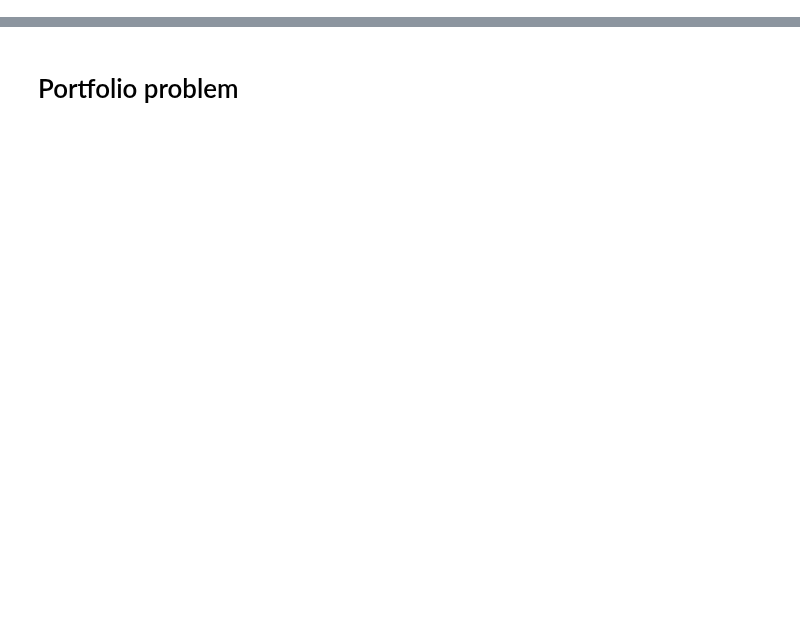
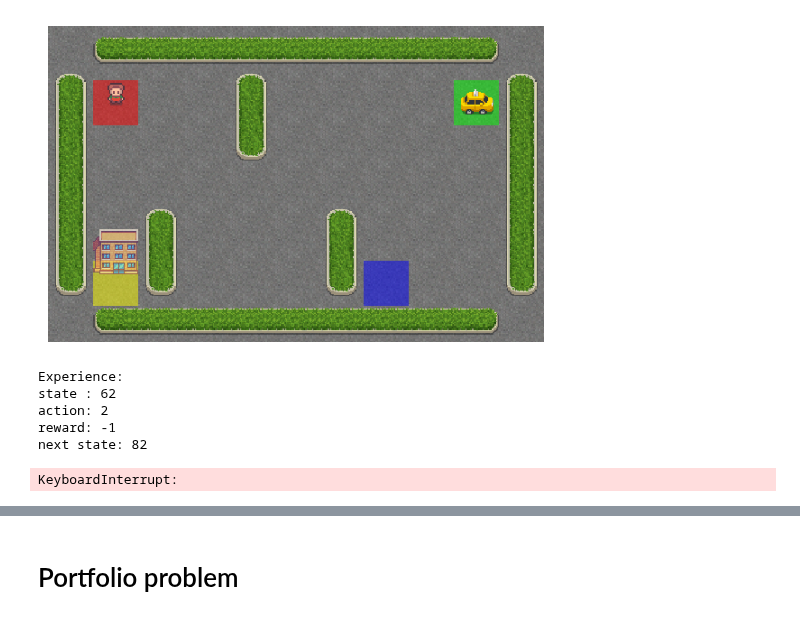
Before and after one commit to dr17549/BD2_coursework, a Jupyter notebook: Code/3_reinforcement_learning.ipynb, the cells around one changed output, grey strips where cells are left out. Saved outputs shown, nothing was run; the diff lists cells and outputs as text; code cells hidden in the pictures; blank space fills up the shorter version.

```diff
--- a/Code/3_reinforcement_learning.ipynb
+++ b/Code/3_reinforcement_learning.ipynb
@@ -23,25 +36,39 @@ env.render()
 # %%
 # random agent driving
-state , done = env.reset(), False
+state , done = env.reset()[0], False
 
-for i in range(10):
+# t is the step in the game
+for t in range(100):
 
-    # random action
+    # start by taking a random action
     action = env.action_space.sample()
 
     # get new state and reward
-    newstate, reward, done, _ = env.step(action)
+    # Envrionment takes in an action and spits out 1. new state and 2. reward
+    newstate, reward, done, truncated, _ = env.step(action)
 
     # output
+    # draw the new state
     clear_output(wait=True)
-    env.render()
+    frame = env.render()
+    plt.imshow(frame)
+    plt.axis("off")
+    plt.show()
     print('Experience:')
     print('state : %d' % state)
     print('action: %d' % action)
     print('reward: %d' % reward)
     print('next state: %d' % newstate)
     sleep(5)
 
     state = newstate
+# %% [output]
+[figure, added]
+Experience:
+state : 62
+action: 2
+reward: -1
+next state: 82
+KeyboardInterrupt:
 # %%
 env = gym.make("Taxi-v3").env
```
Also changed, not shown: parts of 5 cells of this notebook, 1 other file.
